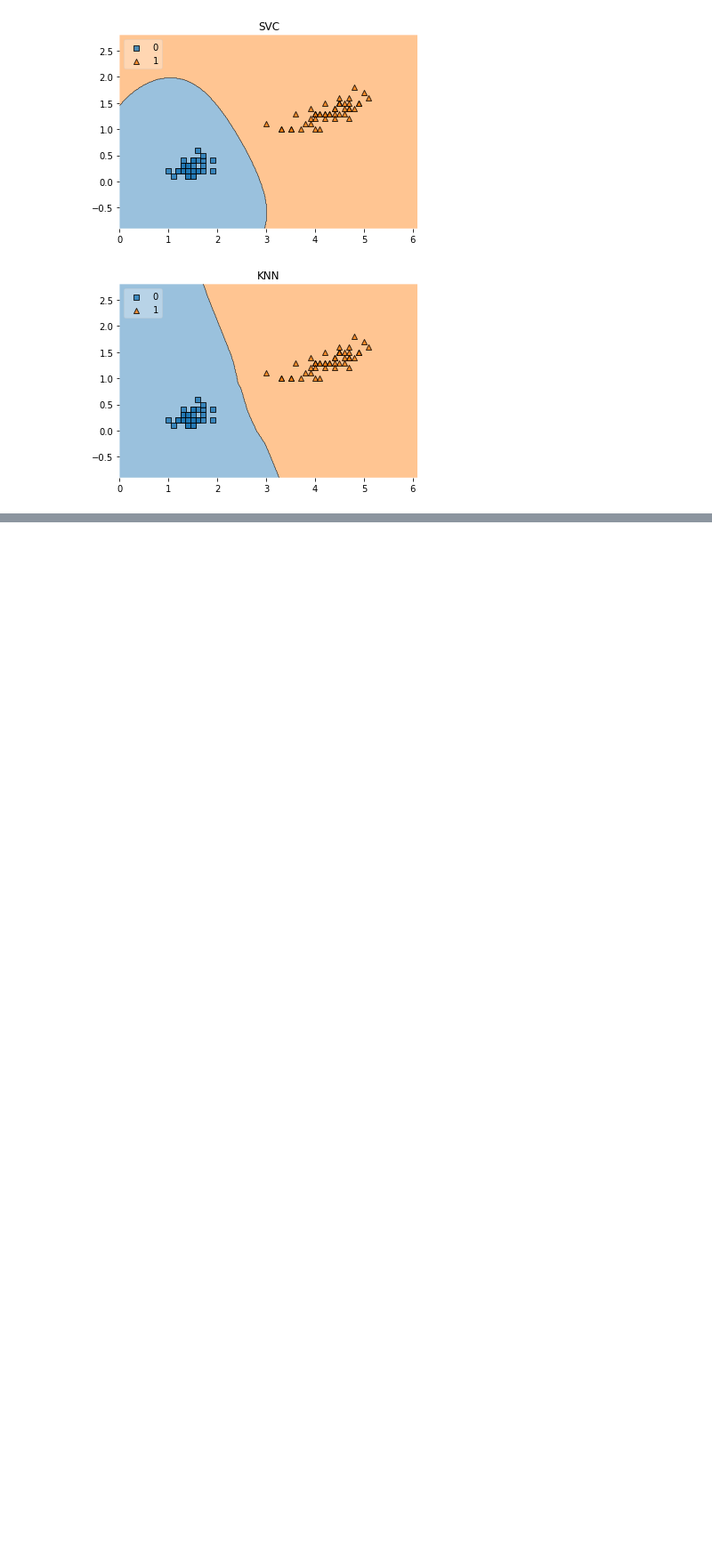
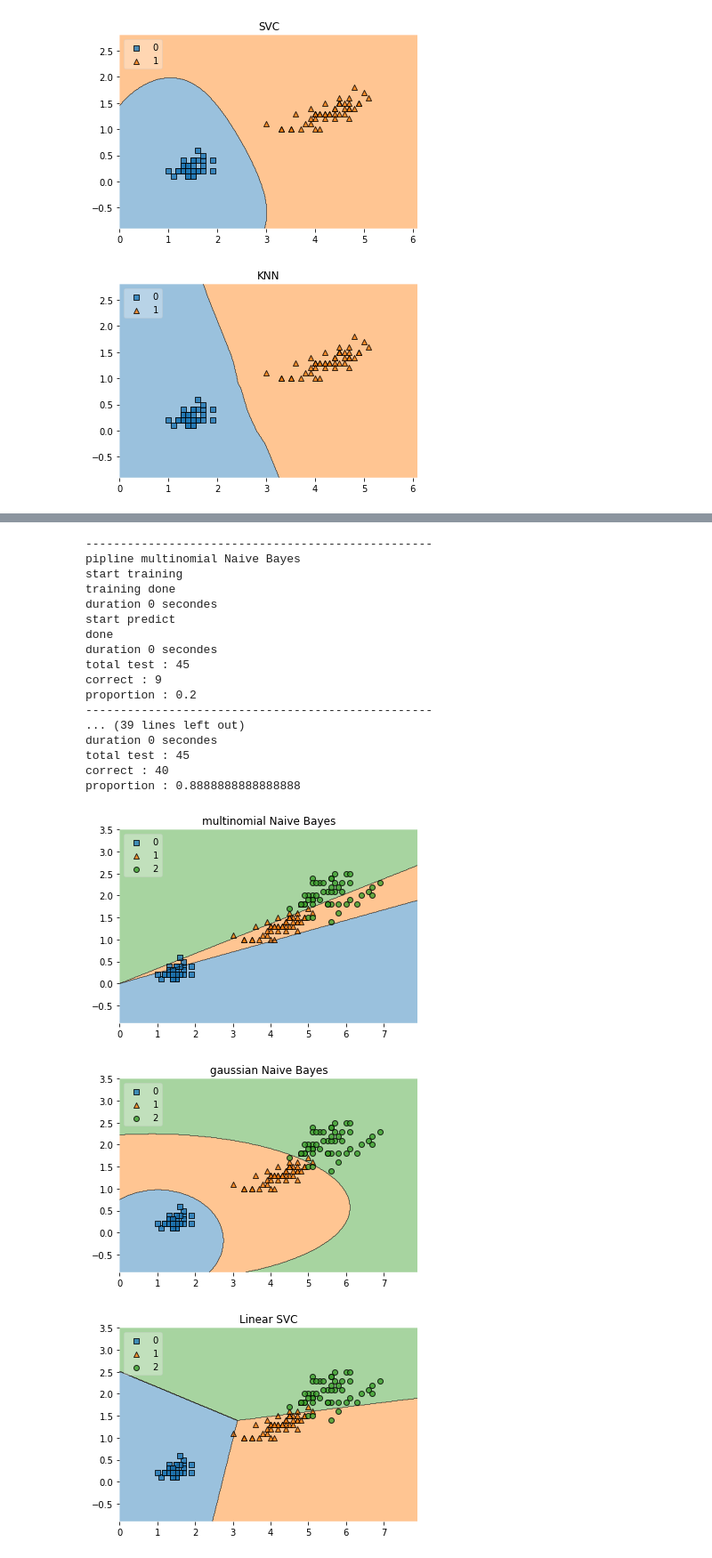
Before and after one commit to Evanior/MachineLearning, a Jupyter notebook: svm_test.ipynb, the cells around one changed output, grey strips where cells are left out. Shown at 89% size. Drawn from its saved outputs; the diff is of its cells as text; code cells hidden in the pictures; blank space fills up the shorter version.

```diff
--- a/svm_test.ipynb
+++ b/svm_test.ipynb
@@ -302,0 +309,75 @@ proportion : 1.0
+# %%
+# on test le naive bayes et les SVM
+
+pipelines = [
+    Pipeline([("multinomial Naive Bayes", MultinomialNB())]),
+    Pipeline([("gaussian Naive Bayes", GaussianNB())]),
+    Pipeline([("Linear SVC", LinearSVC())]),
+    Pipeline([("SVC", SVC())]),
+    Pipeline([("KNN", KNeighborsClassifier(n_neighbors=5, algorithm="kd_tree"))])
+]
+
+# on divise nos donnée en 2 population: training/test
+X_train, X_test, Y_train, Y_test = train_test_split(
+    data[["petal_length", "petal_width"]], data["species"], train_size=0.7, shuffle=True)
+
+X = data[["petal_length", "petal_width"]].values
+Y = data["species"].values
+Y_as_int = np.empty(shape= Y.shape, dtype=int)
+for i, value in enumerate(Y):
+    if value == "setosa":
+        Y_as_int[i] = 0
+    elif value == "versicolor":
+        Y_as_int[i] = 1
+    else:
+        Y_as_int[i] = 2
+
+for i, pipeline in enumerate(pipelines):
+    print("-"*50)
+    start = datetime.now()
+    pipeline_name = pipeline.steps[0][0]
+    print("pipline", pipeline_name)
+    print("start training")
+    pipeline.fit(X_train, Y_train)
+    print("training done")
+    print("duration", (datetime.now() - start).seconds, "secondes")
+
+    start = datetime.now()
+    print("start predict")
+    predicted = pipeline.predict(X_test)
+    print("done")
+    print("duration", (datetime.now() - start).seconds, "secondes")
+
+    clf = pipeline.steps[0][1]
+    fig = plt.figure()
+    plt.title(pipeline_name)
+    pipeline.fit(X, Y_as_int)
+    plot_decision_regions(X=X, y=Y_as_int, clf=clf, legend=2)
+
+    mean = np.mean(predicted == Y_test)
+    total = len(Y_test)
+    correct_ones = np.sum(predicted == Y_test)
+    print("total test :", total)
+    print("correct :", correct_ones)
+    print("proportion :", mean)
+# %% [output]
+--------------------------------------------------
+pipline multinomial Naive Bayes
+start training
+training done
+duration 0 secondes
+start predict
+done
+duration 0 secondes
+total test : 45
+correct : 9
+proportion : 0.2
+--------------------------------------------------
+... (39 lines left out)
+duration 0 secondes
+total test : 45
+correct : 40
+proportion : 0.8888888888888888
+[figure, added]
+[figure, added]
+[figure, added]
```
Also changed, not shown: parts of 2 cells of this notebook.
